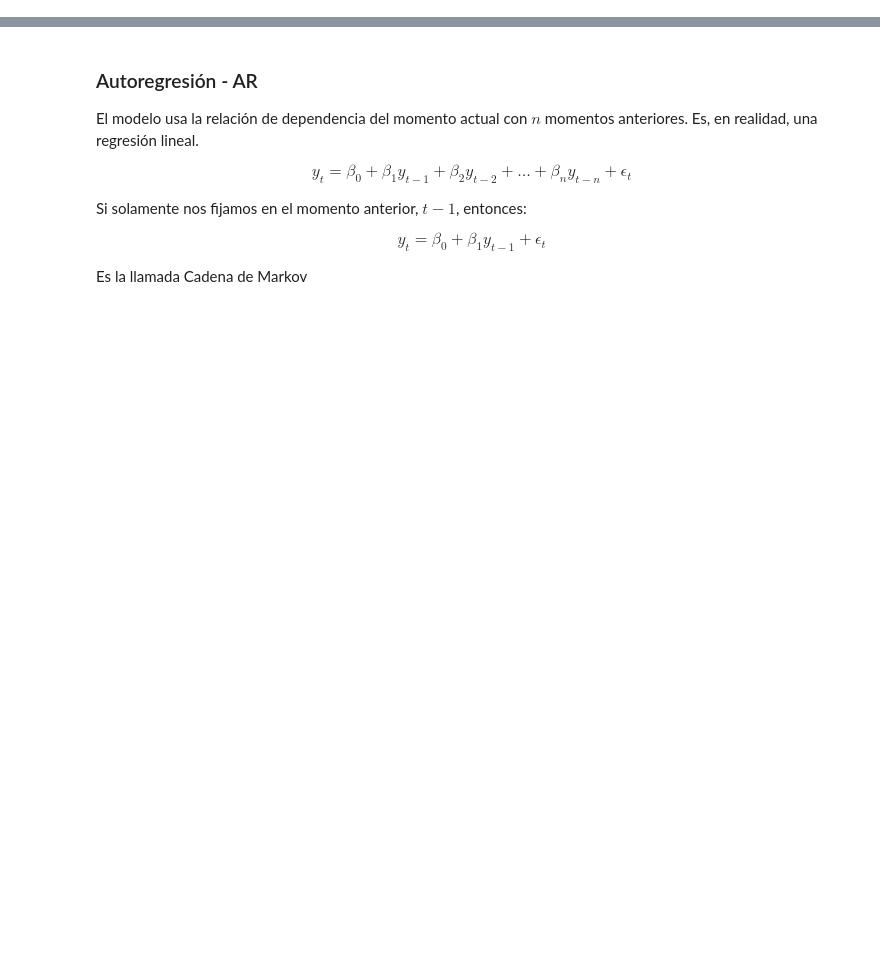
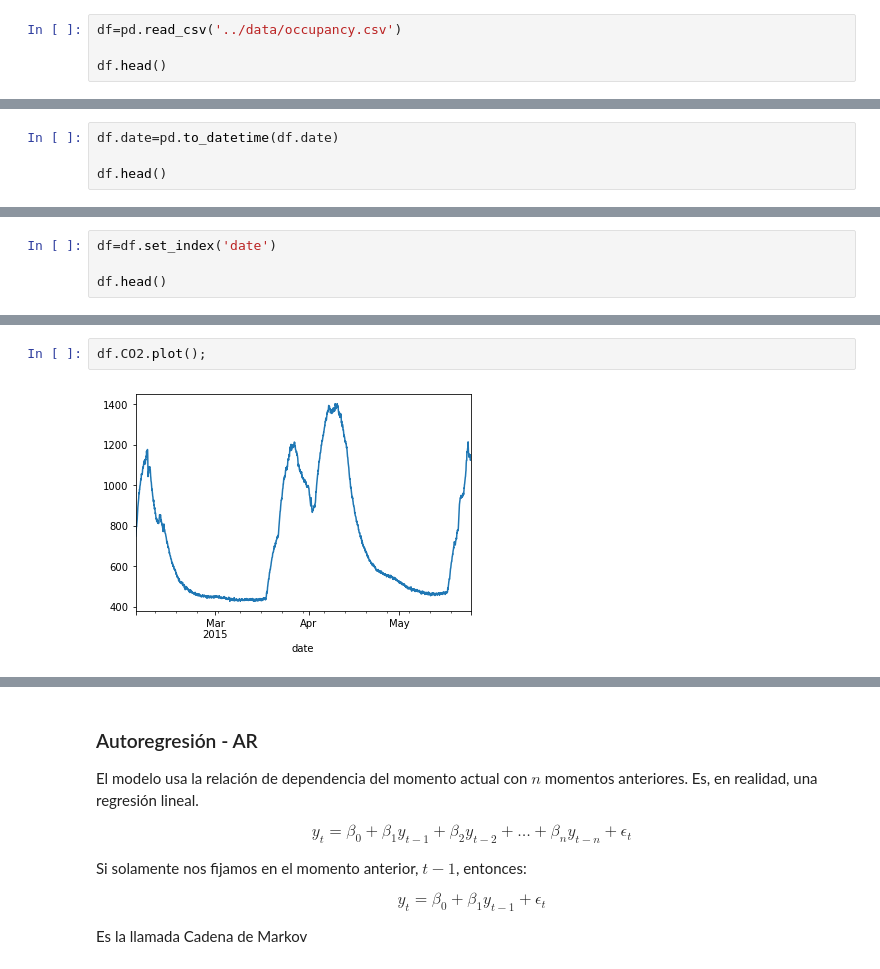
Before and after one commit to Ironhack-Data-Madrid-Agosto-2022/Apuntes-de-clase, a Jupyter notebook: semana_8/1.1 - Series Temporales.ipynb, the cells around one changed output, grey strips where cells are left out. Drawn from its saved outputs; the diff is of its cells as text; blank space fills up the shorter version.

```diff
--- a/semana_8/1.1 - Series Temporales.ipynb
+++ b/semana_8/1.1 - Series Temporales.ipynb
@@ -4,0 +13,4 @@
+# %%
+df=pd.read_csv('../data/occupancy.csv')
+
+df.head()
@@ -4,0 +41,4 @@
+# %%
+df.date=pd.to_datetime(df.date)
+
+df.head()
@@ -4,0 +69,4 @@
+# %%
+df=df.set_index('date')
+
+df.head()
@@ -4,0 +81,4 @@
+# %%
+df.CO2.plot();
+# %% [output]
+[figure, added]
```
Also changed, not shown: parts of 52 cells of this notebook, 1 other file.
